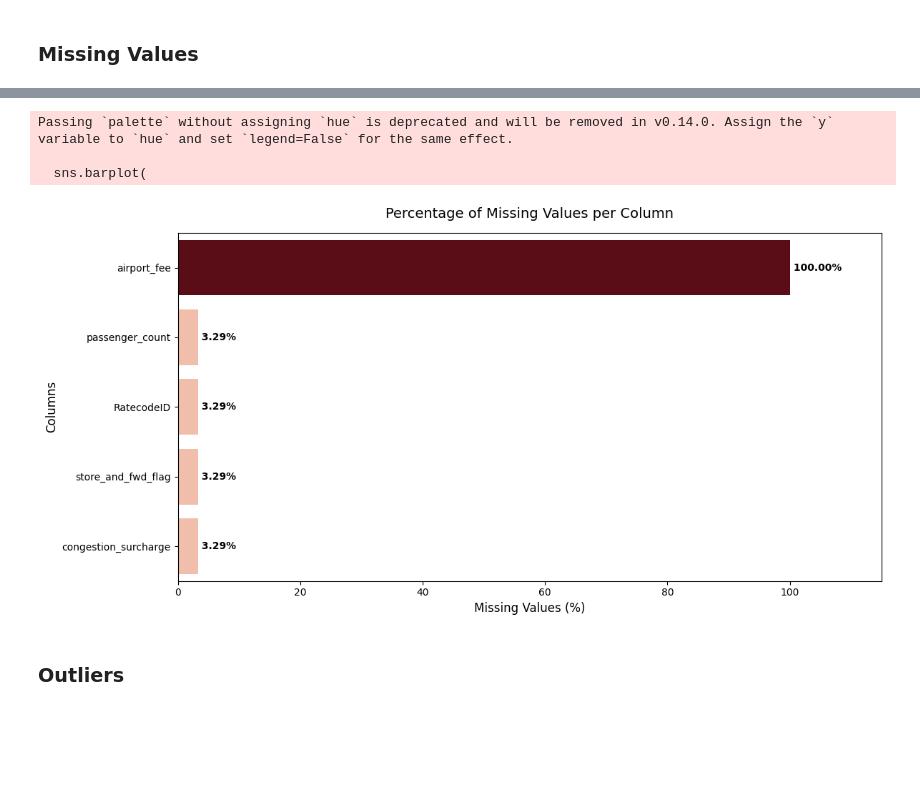
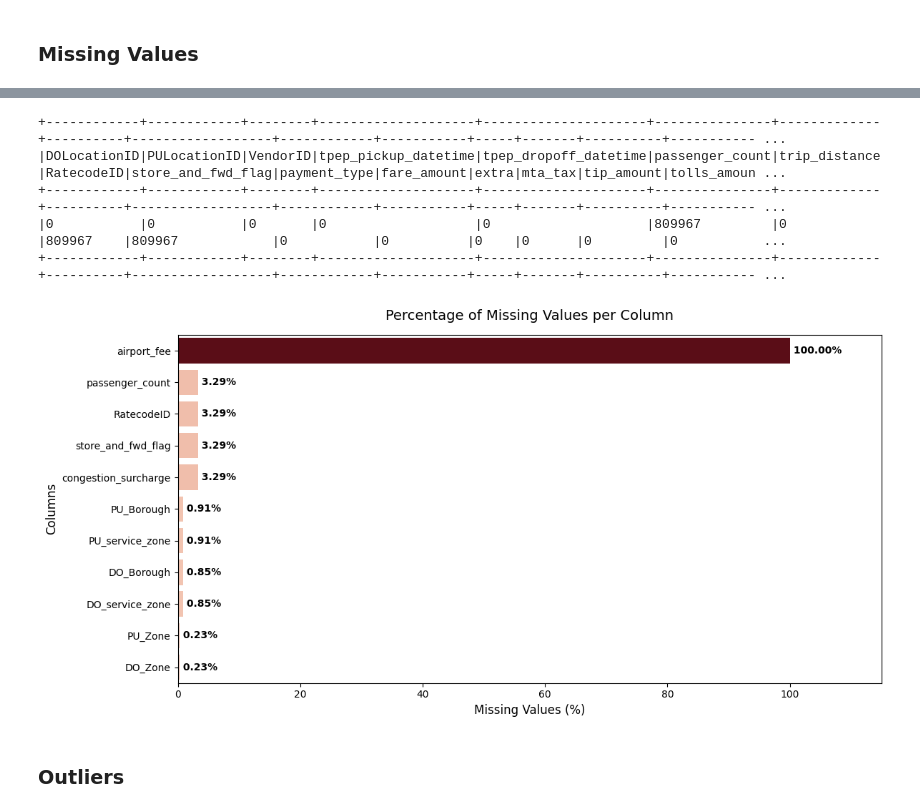
Before and after one commit to Mariana-rc01/SparkAndDrive, a Jupyter notebook: profiling_mariana.ipynb, the cells around one changed output, grey strips where cells are left out. Cells and saved outputs as stored; diff of their text form; code cells hidden in the pictures; blank space fills up the shorter version.

Commit message:
missing some runs

```diff
--- a/profiling_mariana.ipynb
+++ b/profiling_mariana.ipynb
@@ -1,7 +1,7 @@
 # %% [markdown]
 # Libraries
 # %%
-LOCAL = True
+LOCAL = False
 # %%
 import glob
 import os
@@ -384,0 +461,23 @@ missing_df.show(truncate=False)
+# %%
+from pyspark.sql.functions import col, when, lower, trim, lit
+
+bad_strings = ['nan', 'null', 'n/a', 'na', '', 'unknown']
+
+string_cols = [c for c, t in taxi_df.dtypes if t == 'string']
+
+for c in string_cols:
+    taxi_df = taxi_df.withColumn(
+        c,
+        when(lower(trim(col(c))).isin(bad_strings), lit(None).cast("string"))
+        .otherwise(col(c))
+    )
+
+print("Conversion completed! Verifying results...")
+
+from pyspark.sql.functions import isnull, sum as spark_sum
+
+print("\nNulls after cleaning text columns:")
+taxi_df.select([
+    spark_sum(when(isnull(col(c)), 1).otherwise(0)).alias(c)
+    for c in string_cols
+]).show(vertical=True)
@@ -385,5 +497,12 @@ missing_df.show(truncate=False)
 # %%
 # 1. Prepare data
+missing_df = taxi_df.select([
+    _sum(col(c).isNull().cast("int")).alias(c)
+    for c in taxi_df.columns
+])
+
+missing_df.show(truncate=False)
+
 missing_pd = missing_df.toPandas()
 missing_pd_melted = missing_pd.melt(var_name='Column', value_name='Missing_Values')
 missing_pd_melted = missing_pd_melted[missing_pd_melted['Missing_Values'] > 0]
@@ -400,37 +519,39 @@ norm = mcolors.Normalize(vmin=-max_pct * 0.3, vmax=max_pct)
 mapper = cm.ScalarMappable(norm=norm, cmap='Reds')
 
 # Assign a specific hex color to each row based on its percentage
 missing_pd_melted['BarColor'] = [mapper.to_rgba(p) for p in missing_pd_melted['Percentage']]
 
 # 4. Create the chart
 plt.figure(figsize=(12, 6))
 
 # We pass the pre-calculated colors directly to 'palette' or 'color'
 sns.barplot(
     data=missing_pd_melted,
     x='Percentage',
     y='Column',
     palette=list(missing_pd_melted['BarColor'])
 )
 
 plt.title('Percentage of Missing Values per Column', fontsize=14, pad=15)
 plt.xlabel('Missing Values (%)', fontsize=12)
 plt.ylabel('Columns', fontsize=12)
 
 # Extend X-axis slightly
 plt.xlim(0, max_pct * 1.15)
 
 # Add labels
 for index, row in enumerate(missing_pd_melted.itertuples()):
     plt.text(row.Percentage, index, f' {row.Percentage:.2f}%', va='center', fontweight='bold')
 
 plt.tight_layout()
 plt.show()
 # %% [output]
-Passing `palette` without assigning `hue` is deprecated and will be removed in v0.14.0. Assign the `y` variable to `hue` and set `legend=False` for the same effect.
-
-  sns.barplot(
++------------+------------+--------+--------------------+---------------------+---------------+-------------+----------+------------------+------------+-----------+-----+-------+----------+----------- ...
+|DOLocationID|PULocationID|VendorID|tpep_pickup_datetime|tpep_dropoff_datetime|passenger_count|trip_distance|RatecodeID|store_and_fwd_flag|payment_type|fare_amount|extra|mta_tax|tip_amount|tolls_amoun ...
++------------+------------+--------+--------------------+---------------------+---------------+-------------+----------+------------------+------------+-----------+-----+-------+----------+----------- ...
+|0           |0           |0       |0                   |0                    |809967         |0            |809967    |809967            |0           |0          |0    |0      |0         |0           ...
++------------+------------+--------+--------------------+---------------------+---------------+-------------+----------+------------------+------------+-----------+-----+-------+----------+----------- ...
-[figure, old version]
+[figure, new version]
 # %% [markdown]
 ### Outliers
 # %%
```
Also changed, not shown: parts of 58 cells of this notebook.
